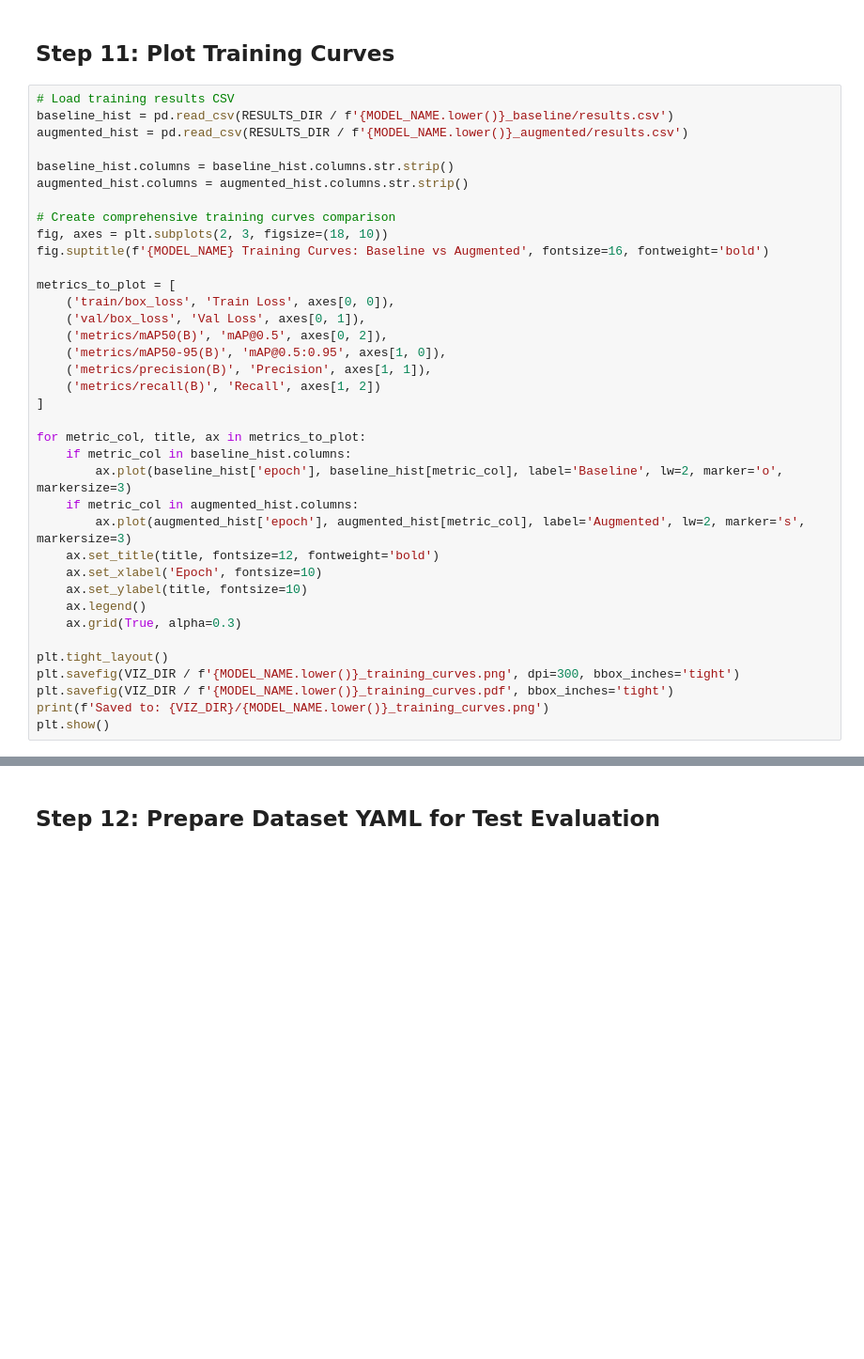
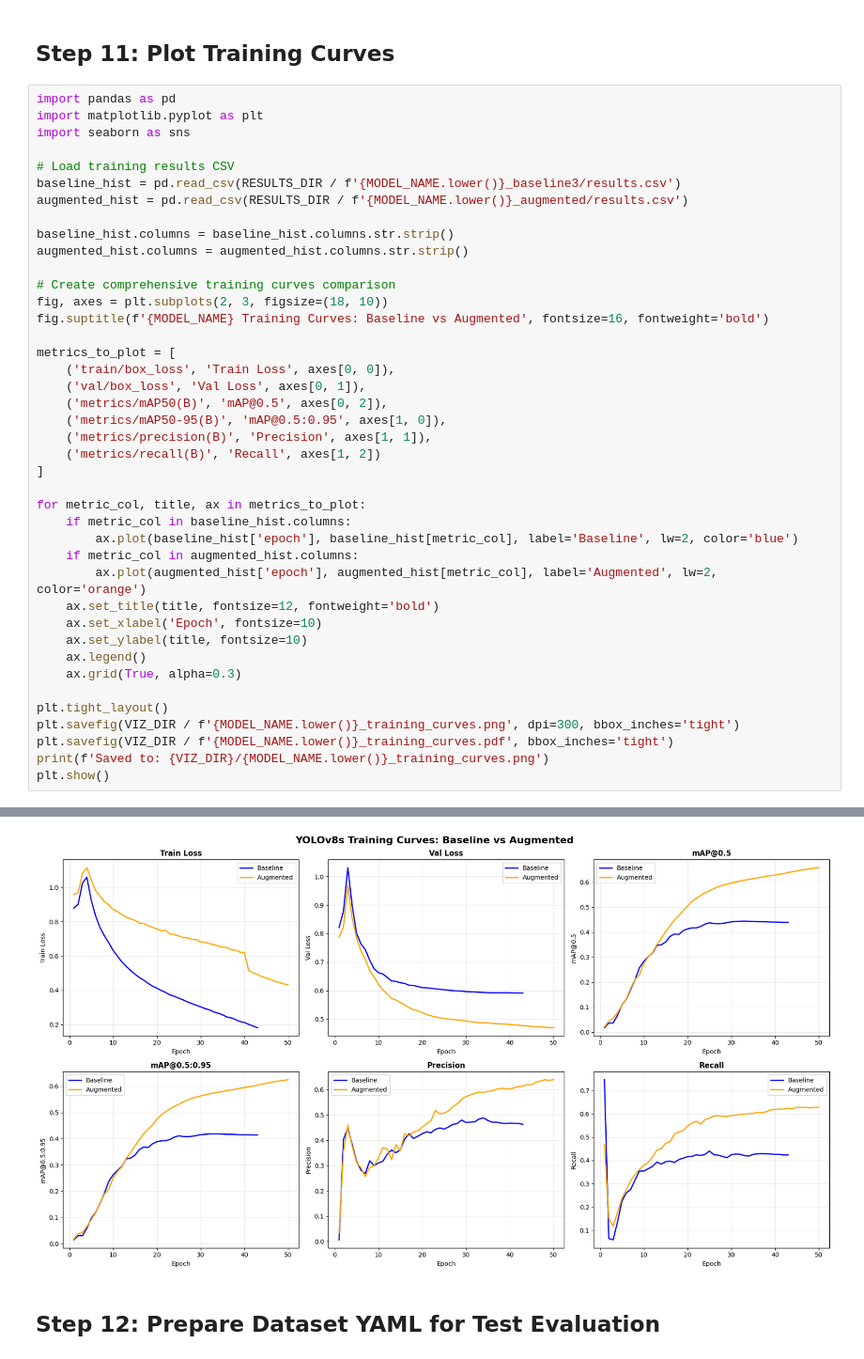
Before and after one commit to marwahfaraj/Aircraft-Threat-Detection-Using-Computer-Vision, a Jupyter notebook: notebooks/03_model_2_training.ipynb, the cells around one changed output, grey strips where cells are left out. Shown: that part at 94% size. Drawn from its saved outputs; the diff is of its cells as text; blank space fills up the shorter version.

```diff
--- a/notebooks/03_model_2_training.ipynb
+++ b/notebooks/03_model_2_training.ipynb
@@ -268,8 +357,12 @@ print(f'\nSaved to: {RESULTS_DIR}/{MODEL_NAME.lower()}_validation_comparison.csv
 # %% [markdown]
 ## Step 11: Plot Training Curves
 # %%
+import pandas as pd
+import matplotlib.pyplot as plt
+import seaborn as sns
+
 # Load training results CSV
-baseline_hist = pd.read_csv(RESULTS_DIR / f'{MODEL_NAME.lower()}_baseline/results.csv')
+baseline_hist = pd.read_csv(RESULTS_DIR / f'{MODEL_NAME.lower()}_baseline3/results.csv')
 augmented_hist = pd.read_csv(RESULTS_DIR / f'{MODEL_NAME.lower()}_augmented/results.csv')
 
 baseline_hist.columns = baseline_hist.columns.str.strip()
@@ -290,9 +383,9 @@ metrics_to_plot = [
 
 for metric_col, title, ax in metrics_to_plot:
     if metric_col in baseline_hist.columns:
-        ax.plot(baseline_hist['epoch'], baseline_hist[metric_col], label='Baseline', lw=2, marker='o', markersize=3)
+        ax.plot(baseline_hist['epoch'], baseline_hist[metric_col], label='Baseline', lw=2, color='blue')
     if metric_col in augmented_hist.columns:
-        ax.plot(augmented_hist['epoch'], augmented_hist[metric_col], label='Augmented', lw=2, marker='s', markersize=3)
+        ax.plot(augmented_hist['epoch'], augmented_hist[metric_col], label='Augmented', lw=2, color='orange')
     ax.set_title(title, fontsize=12, fontweight='bold')
     ax.set_xlabel('Epoch', fontsize=10)
     ax.set_ylabel(title, fontsize=10)
@@ -304,3 +397,4 @@ plt.savefig(VIZ_DIR / f'{MODEL_NAME.lower()}_training_curves.png', dpi=300, bbox
 plt.savefig(VIZ_DIR / f'{MODEL_NAME.lower()}_training_curves.pdf', bbox_inches='tight')
 print(f'Saved to: {VIZ_DIR}/{MODEL_NAME.lower()}_training_curves.png')
 plt.show()
+# %% [output]
@@ -307,3 +402,4 @@ plt.show()
+[figure, added]
 # %% [markdown]
 ## Step 12: Prepare Dataset YAML for Test Evaluation
 # %%
```
Also changed, not shown: parts of 21 cells of this notebook.
